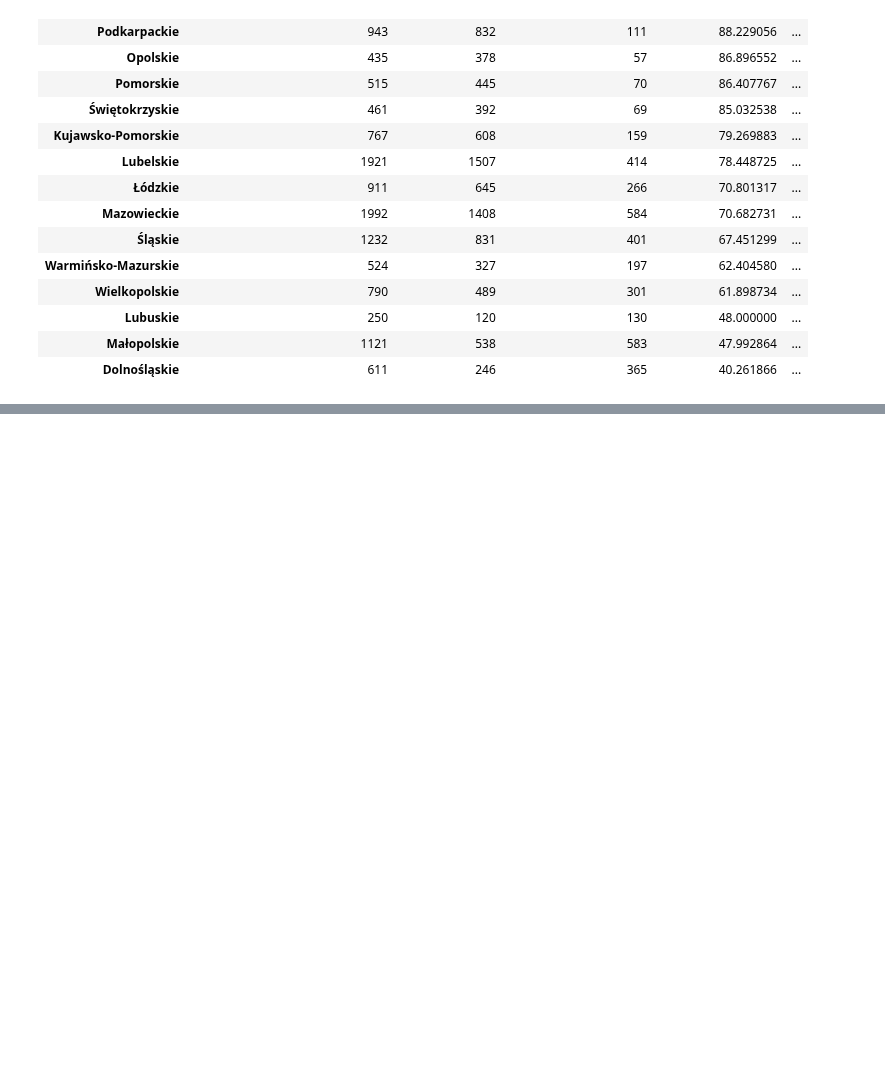
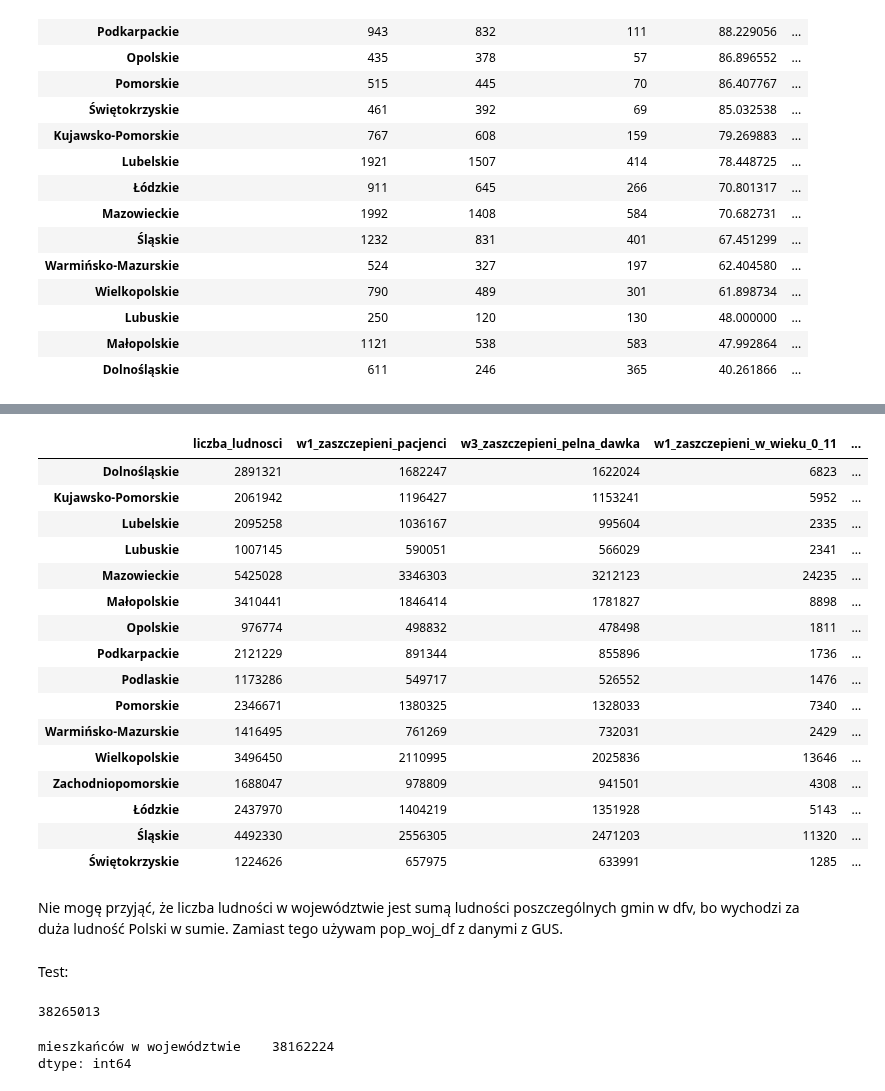
Before and after one commit to anuszka/govpl, a Jupyter notebook: basiw/basiw04.ipynb, the cells around one changed output, grey strips where cells are left out. Cells and saved outputs as stored; diff of their text form; code cells hidden in the pictures; blank space fills up the shorter version.

```diff
--- a/basiw/basiw04.ipynb
+++ b/basiw/basiw04.ipynb
@@ -358,0 +455,13 @@ plot_df3(df,basiw.image_dir, 'zgony_wspol_procent_od2021-07-14.jpg')
+# %%
+url_vac_reg =\
+    'https://api.dane.gov.pl/media/resources/20211222/poziom_wyszczepienia_mieszka%C5%84c%C3%B3w_gmin_w_dniu_20211221_wska%C5%BAniki.csv'
+encoding = 'iso8859_2' #'cp1250' # 'iso8859_2'
+# %%
+cezvac = CEZvacformat(
+    image_dir = './images',
+    data_dir = './basiw_data',
+    url_vac = url_vac_reg,
+    teryt_file = 'TERC_Urzedowy_2021-12-14.csv'
+    )
+
+cezvac.dfv
@@ -358,0 +482,26 @@ plot_df3(df,basiw.image_dir, 'zgony_wspol_procent_od2021-07-14.jpg')
+# %%
+dfv = cezvac.dfv.groupby('Województwo').sum().drop(columns=['wojewodztwo_teryt', 'powiat_teryt', 'gmina_teryt'])
+
+dfv['Województwo']=dfv.index
+dfv = pd.concat([dfv,pop_woj_df], axis=1)
+dfv['Wyszczepienie [%]'] = 100.*dfv['w3_zaszczepieni_pelna_dawka'] / dfv['mieszkańców w województwie']
+
+dfv
+# %% [output]
+|  | liczba_ludnosci | w1_zaszczepieni_pacjenci | w3_zaszczepieni_pelna_dawka | w1_zaszczepieni_w_wieku_0_11 | ... |
+| Dolnośląskie | 2891321 | 1682247 | 1622024 | 6823 | ... |
+| Kujawsko-Pomorskie | 2061942 | 1196427 | 1153241 | 5952 | ... |
+| Lubelskie | 2095258 | 1036167 | 995604 | 2335 | ... |
+| Lubuskie | 1007145 | 590051 | 566029 | 2341 | ... |
+| Mazowieckie | 5425028 | 3346303 | 3212123 | 24235 | ... |
+| Małopolskie | 3410441 | 1846414 | 1781827 | 8898 | ... |
+| Opolskie | 976774 | 498832 | 478498 | 1811 | ... |
+| Podkarpackie | 2121229 | 891344 | 855896 | 1736 | ... |
+| Podlaskie | 1173286 | 549717 | 526552 | 1476 | ... |
+| Pomorskie | 2346671 | 1380325 | 1328033 | 7340 | ... |
+| Warmińsko-Mazurskie | 1416495 | 761269 | 732031 | 2429 | ... |
+| Wielkopolskie | 3496450 | 2110995 | 2025836 | 13646 | ... |
+| Zachodniopomorskie | 1688047 | 978809 | 941501 | 4308 | ... |
+| Łódzkie | 2437970 | 1404219 | 1351928 | 5143 | ... |
+| Śląskie | 4492330 | 2556305 | 2471203 | 11320 | ... |
+| Świętokrzyskie | 1224626 | 657975 | 633991 | 1285 | ... |
@@ -358,0 +512,13 @@ plot_df3(df,basiw.image_dir, 'zgony_wspol_procent_od2021-07-14.jpg')
+# %% [markdown]
+Nie mogę przyjąć, że liczba ludności w województwie jest sumą ludności poszczególnych gmin w dfv, bo wychodzi za duża ludność Polski w sumie. Zamiast tego używam pop_woj_df z danymi z GUS.
+# %% [markdown]
+Test:
+# %%
+dfv['liczba_ludnosci'].sum()
+# %% [output]
+38265013
+# %%
+pop_woj_df.sum()
+# %% [output]
+mieszkańców w województwie    38162224
+dtype: int64
```
Also changed, not shown: parts of 18 cells of this notebook, 1 other file.
